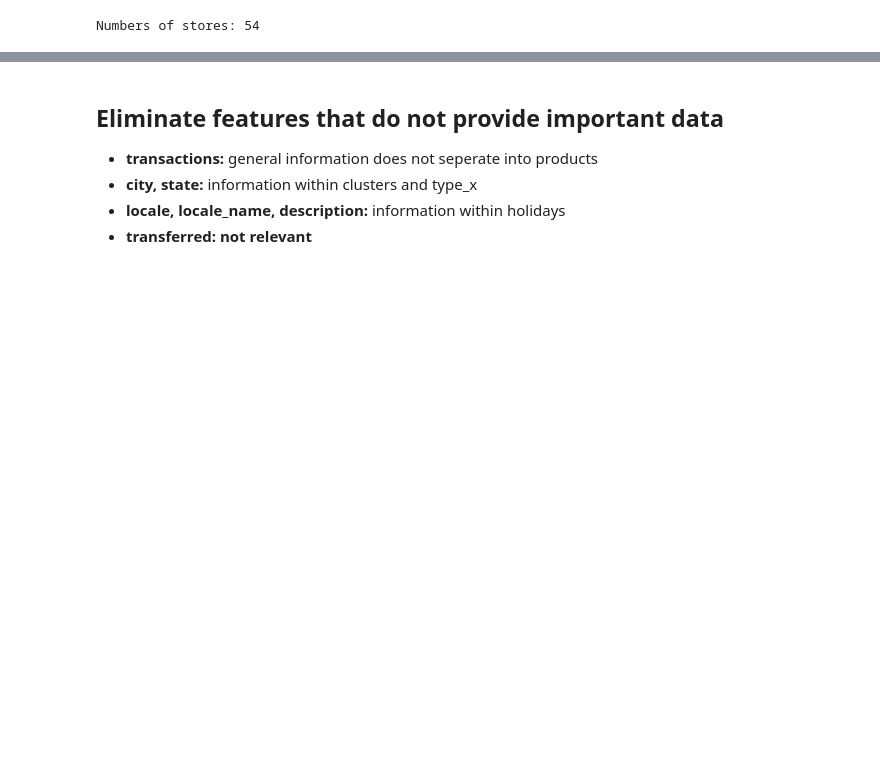
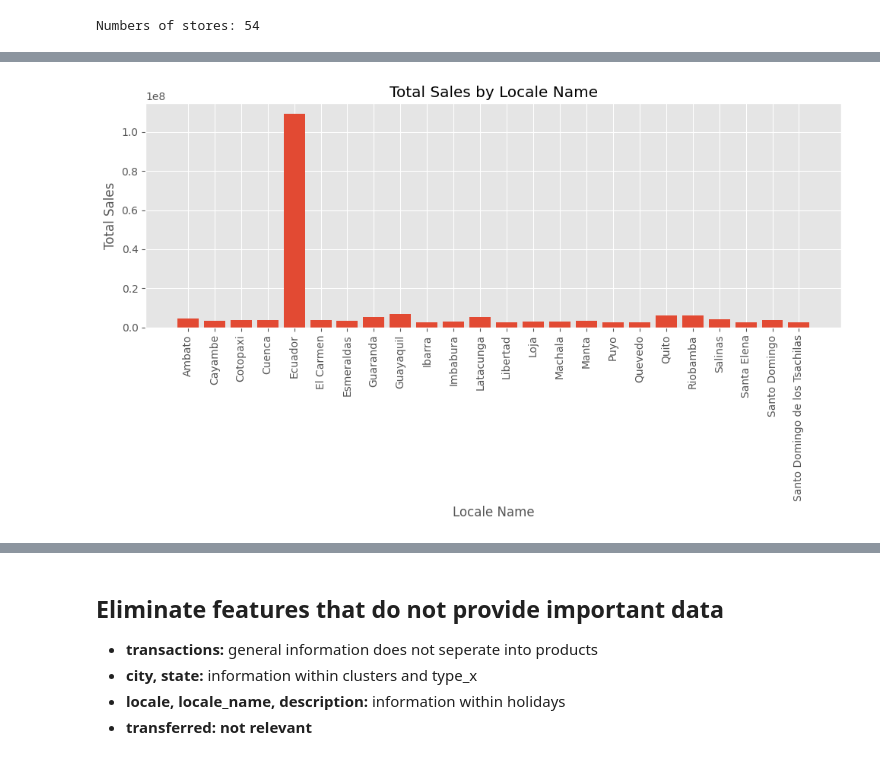
Before and after one commit to Temmybjt/Store-Sales--Time-Series-Forecasting, a Jupyter notebook: Store_Sales_Time_Series_Forecast.ipynb, the cells around one changed output, grey strips where cells are left out. Saved outputs shown, nothing was run; the diff lists cells and outputs as text; code cells hidden in the pictures; blank space fills up the shorter version.

```diff
--- a/Store_Sales_Time_Series_Forecast.ipynb
+++ b/Store_Sales_Time_Series_Forecast.ipynb
@@ -262,0 +279,15 @@ test['day_of_week'] = test['date'].dt.day_name()
+# %%
+# Total Sales By Locale Name
+grouped_by_locale_name = train.groupby('locale_name')['sales'].sum().reset_index()
+
+plt.figure(figsize=(10, 6))
+plt.bar(grouped_by_locale_name['locale_name'], grouped_by_locale_name['sales'])
+plt.xlabel('Locale Name')
+plt.ylabel('Total Sales')
+plt.title('Total Sales by Locale Name')
+plt.xticks(rotation=90)
+plt.tight_layout()
+
+plt.show()
+# %% [output]
+[figure, added]
```
Also changed, not shown: parts of 12 cells of this notebook.
